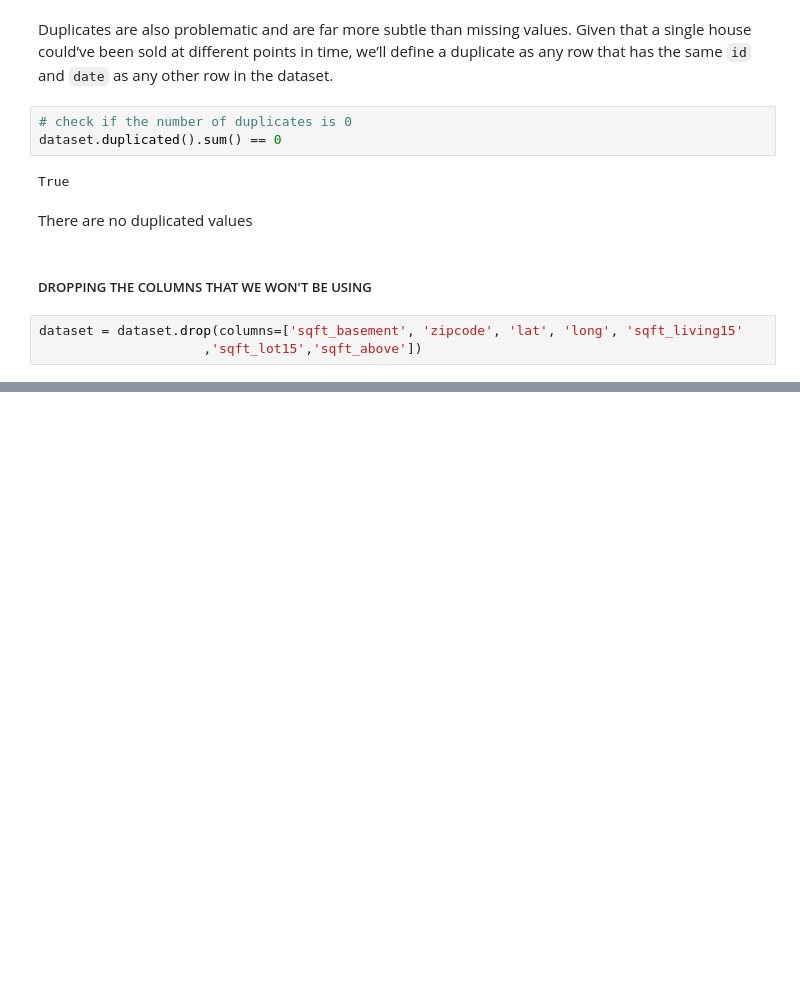
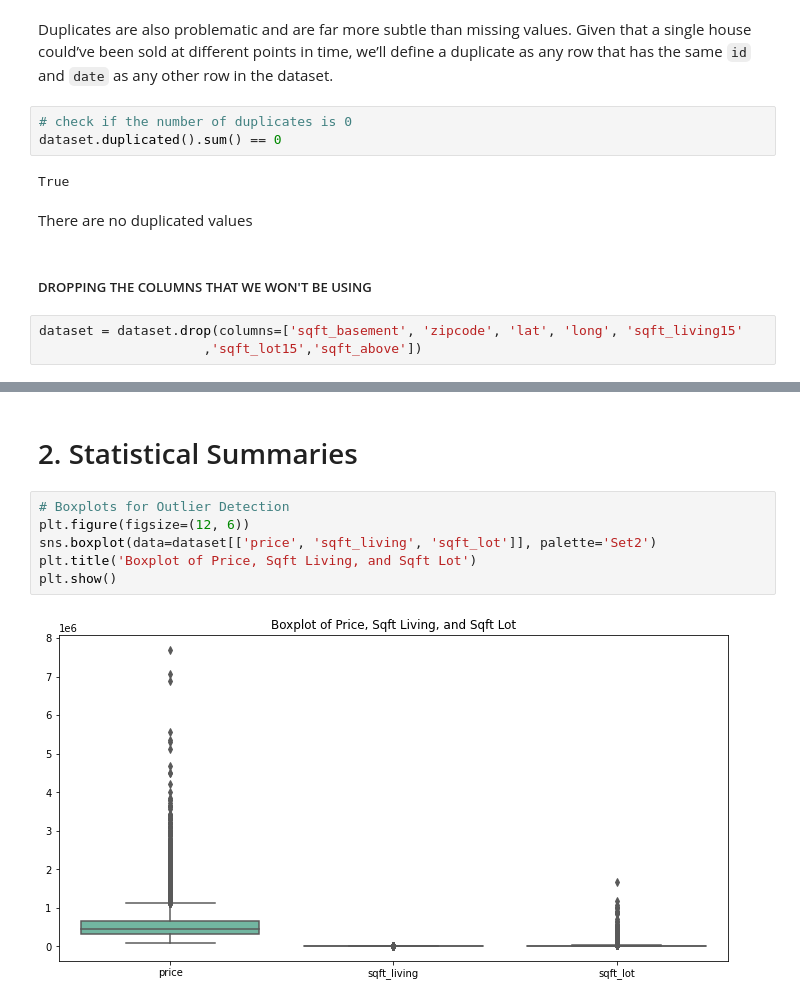
Before and after one commit to Calvin-Omwega/dsc-phase-2-Project, a Jupyter notebook: student.ipynb, the cells around one changed output, grey strips where cells are left out. Cells and saved outputs as stored; diff of their text form; blank space fills up the shorter version.

```diff
--- a/student.ipynb
+++ b/student.ipynb
@@ -365,0 +432,10 @@ dataset.head()
+# %% [markdown]
+# 2. Statistical Summaries
+# %%
+# Boxplots for Outlier Detection
+plt.figure(figsize=(12, 6))
+sns.boxplot(data=dataset[['price', 'sqft_living', 'sqft_lot']], palette='Set2')
+plt.title('Boxplot of Price, Sqft Living, and Sqft Lot')
+plt.show()
+# %% [output]
+[figure, added]
```
Also changed, not shown: parts of 11 cells of this notebook.
